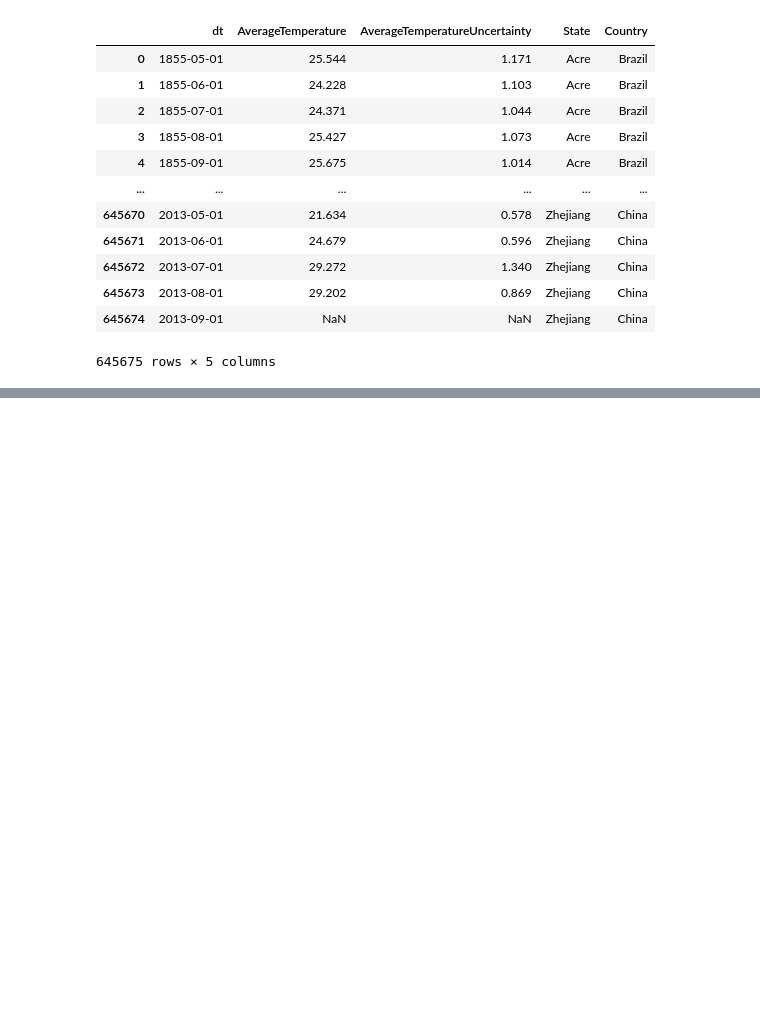
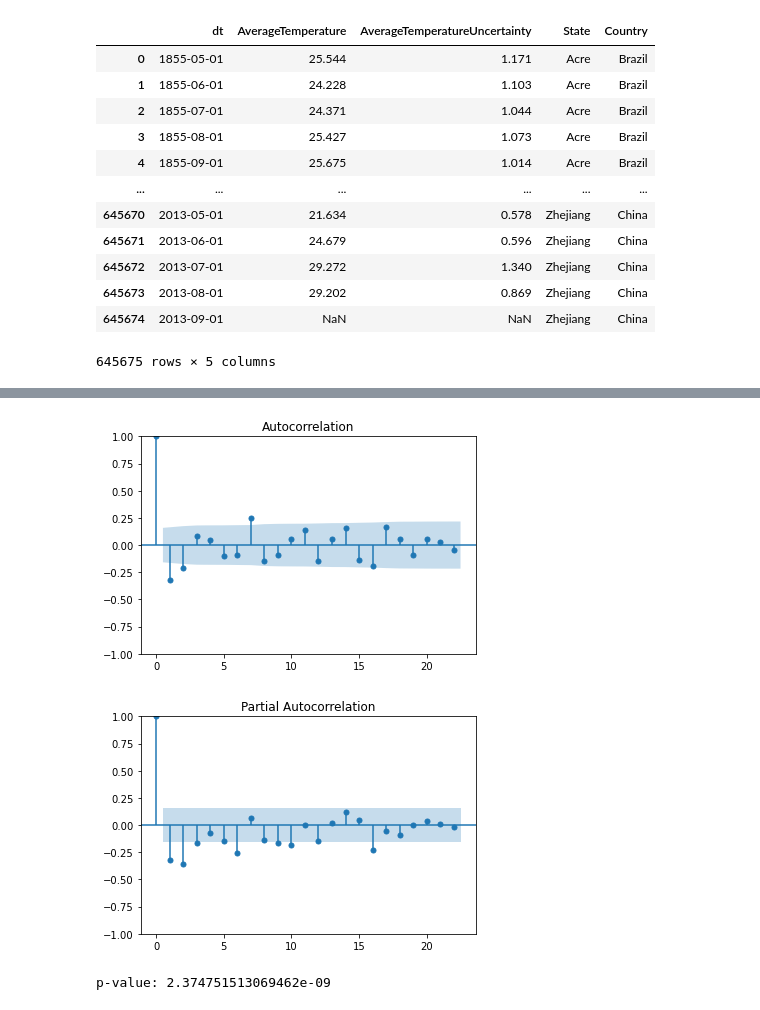
Before and after one commit to leonardovenan/santanderCoders3, a Jupyter notebook: Trabalho_final_states_arima.ipynb, the cells around one changed output, grey strips where cells are left out. Saved outputs shown, nothing was run; the diff lists cells and outputs as text; code cells hidden in the pictures; blank space fills up the shorter version.

```diff
--- a/Trabalho_final_states_arima.ipynb
+++ b/Trabalho_final_states_arima.ipynb
@@ -83,0 +110,11 @@ KeyError: "[''] not found in axis"
+# %%
+acf_diff = plot_acf(df_train_diff)
+pacf_diff = plot_pacf(df_train_diff)
+# %% [output]
+[figure, added]
+[figure, added]
+# %%
+adf_test = adfuller(df_train_diff)
+print(f'p-value: {adf_test[1]}')
+# %% [output]
+p-value: 2.374751513069462e-09
```
Also changed, not shown: parts of 13 cells of this notebook.
